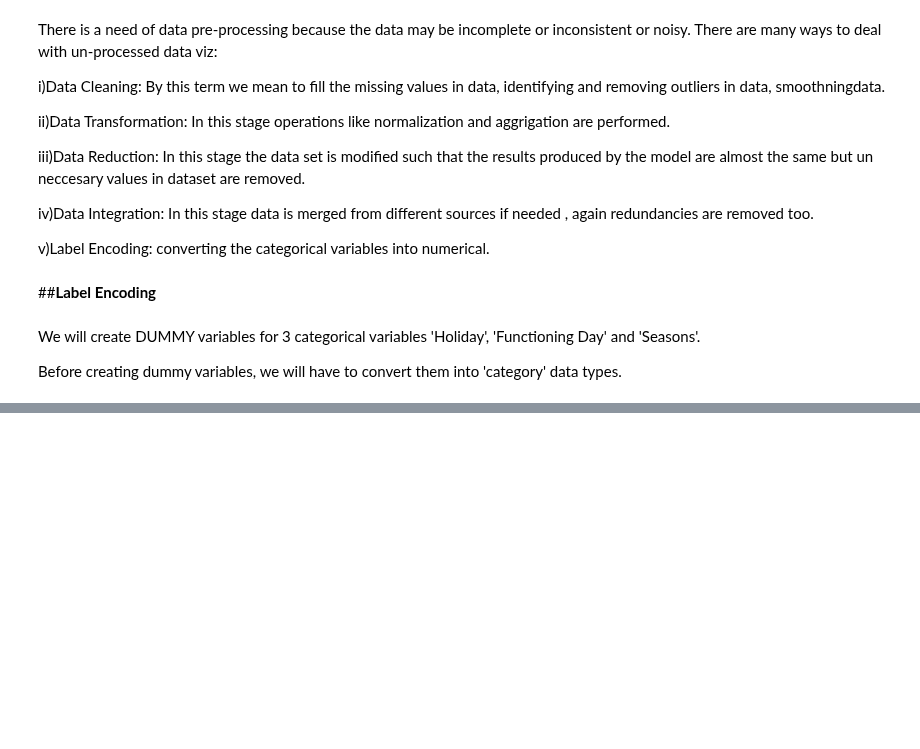
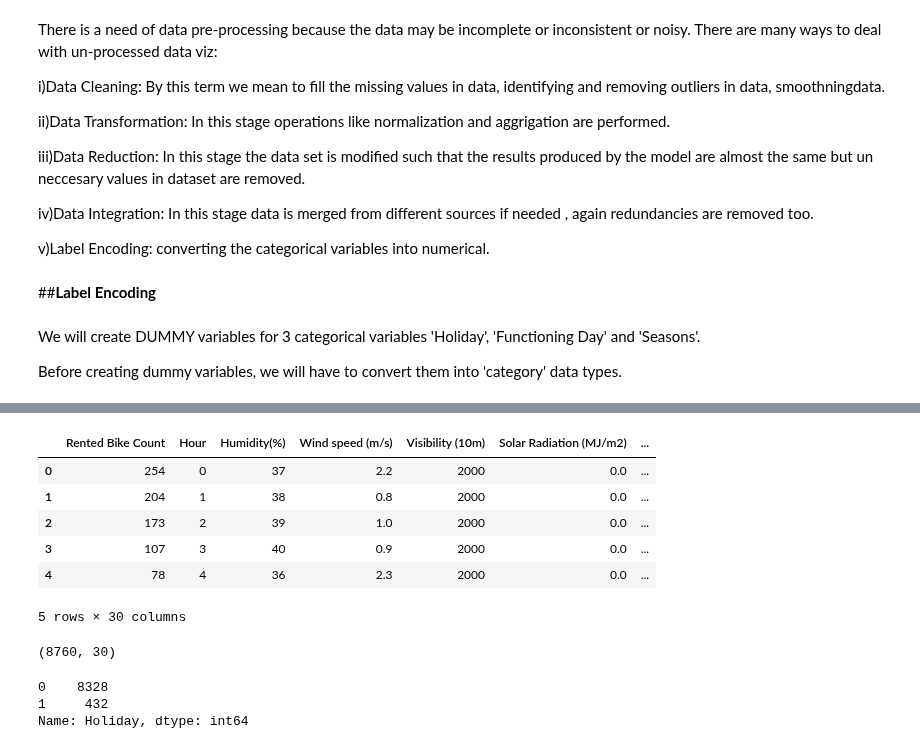
Before and after one commit to SuvOnGithub/Bike-Sharing-Demand-Prediction---Capstone-Project, a Jupyter notebook: suvenddu_Bike_Sharing_Demand_Prediction_Capstone_Project_.ipynb, the cells around one changed output, grey strips where cells are left out. Drawn from its saved outputs; the diff is of its cells as text; code cells hidden in the pictures; blank space fills up the shorter version.

```diff
--- a/suvenddu_Bike_Sharing_Demand_Prediction_Capstone_Project_.ipynb
+++ b/suvenddu_Bike_Sharing_Demand_Prediction_Capstone_Project_.ipynb
@@ -662,0 +680,31 @@ Before creating dummy variables, we will have to convert them into 'category' da
+# %%
+# dropping date column as it is not required
+bike_df.drop('Date', axis = 1 ,inplace= True)
+# %%
+#replacing month no. with mnth name
+bike_df['Month'].replace((1,2,3,4,5,6,7,8,9,10,11,12),('jan','feb','mar','apr','may','june','july','aug','sept','oct','nov','dec'),inplace= True)
+# %%
+#creating dummy varaible for month
+month_dummy = pd.get_dummies(bike_df['Month'])
+for i in month_dummy.columns:
+  bike_df[i]= month_dummy[i]
+bike_df.drop('Month',axis='columns',inplace=True)
+bike_df.head()
+# %% [output]
+|  | Rented Bike Count | Hour | Humidity(%) | Wind speed (m/s) | Visibility (10m) | Solar Radiation (MJ/m2) | ... |
+| 0 | 254 | 0 | 37 | 2.2 | 2000 | 0.0 | ... |
+| 1 | 204 | 1 | 38 | 0.8 | 2000 | 0.0 | ... |
+| 2 | 173 | 2 | 39 | 1.0 | 2000 | 0.0 | ... |
+| 3 | 107 | 3 | 40 | 0.9 | 2000 | 0.0 | ... |
+| 4 | 78 | 4 | 36 | 2.3 | 2000 | 0.0 | ... |
+5 rows × 30 columns
+# %%
+bike_df.shape
+# %% [output]
+(8760, 30)
+# %%
+bike_df['Holiday'].value_counts()#getting value count of holidays and no holiday
+# %% [output]
+0    8328
+1     432
+Name: Holiday, dtype: int64
```
Also changed, not shown: parts of 3 cells of this notebook.
